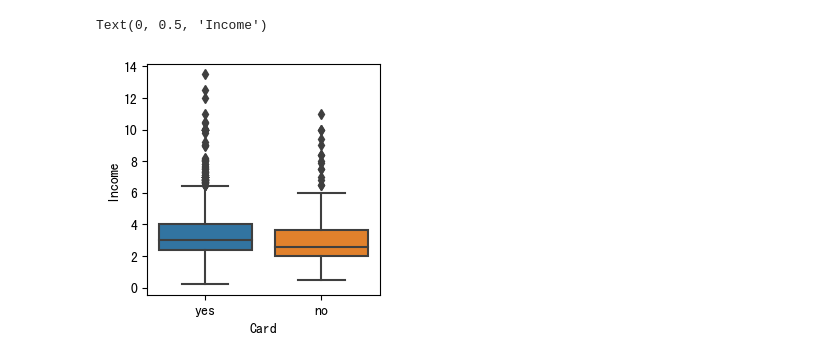
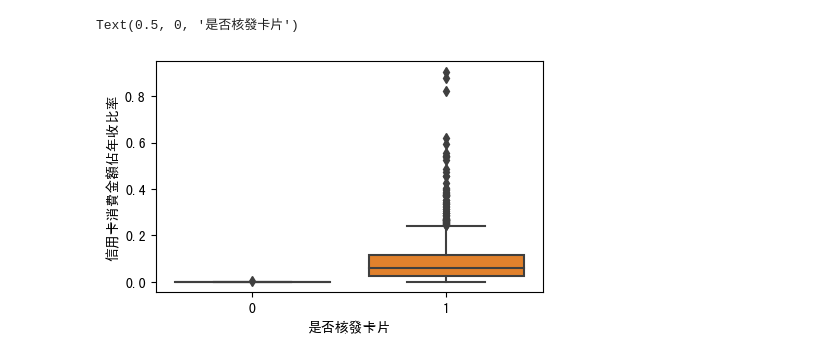
Before and after one commit to hsiehbocheng/credit-issuance-analysis, a Jupyter notebook: demo.ipynb, the cells around one changed output. Saved outputs shown, nothing was run; the diff lists cells and outputs as text; code cells hidden in the pictures.

```diff
--- a/demo.ipynb
+++ b/demo.ipynb
@@ -75,0 +41,5 @@ dtype: int64
+# %%
+categorical_col = [col for col in list(credit.columns) if type(credit[col][0]) == str]
+for col in categorical_col:
+    credit[col] = credit[col].map(lambda x: 1 if x == 'yes' else 0)
+# credit['card'] = credit['card'].astype(str)
@@ -76,8 +72,9 @@ dtype: int64
 # %%
-plt.figure(figsize=(3, 3))
-sns.boxplot(data=credit, y='income', x='card')
-plt.xlabel('Card')
-plt.ylabel('Income')
+plt.figure(figsize=(5, 3))
+sns.boxplot(data=credit, y='share', x='card')
+# legend = {1: 'yes', 0: 'no'}
+plt.ylabel('信用卡消費金額佔年收比率')
+plt.xlabel('是否核發卡片')
 # %% [output]
-Text(0, 0.5, 'Income')
+Text(0.5, 0, '是否核發卡片')
-[figure, old version]
+[figure, new version]
```
Also changed, not shown: parts of 32 cells of this notebook.
